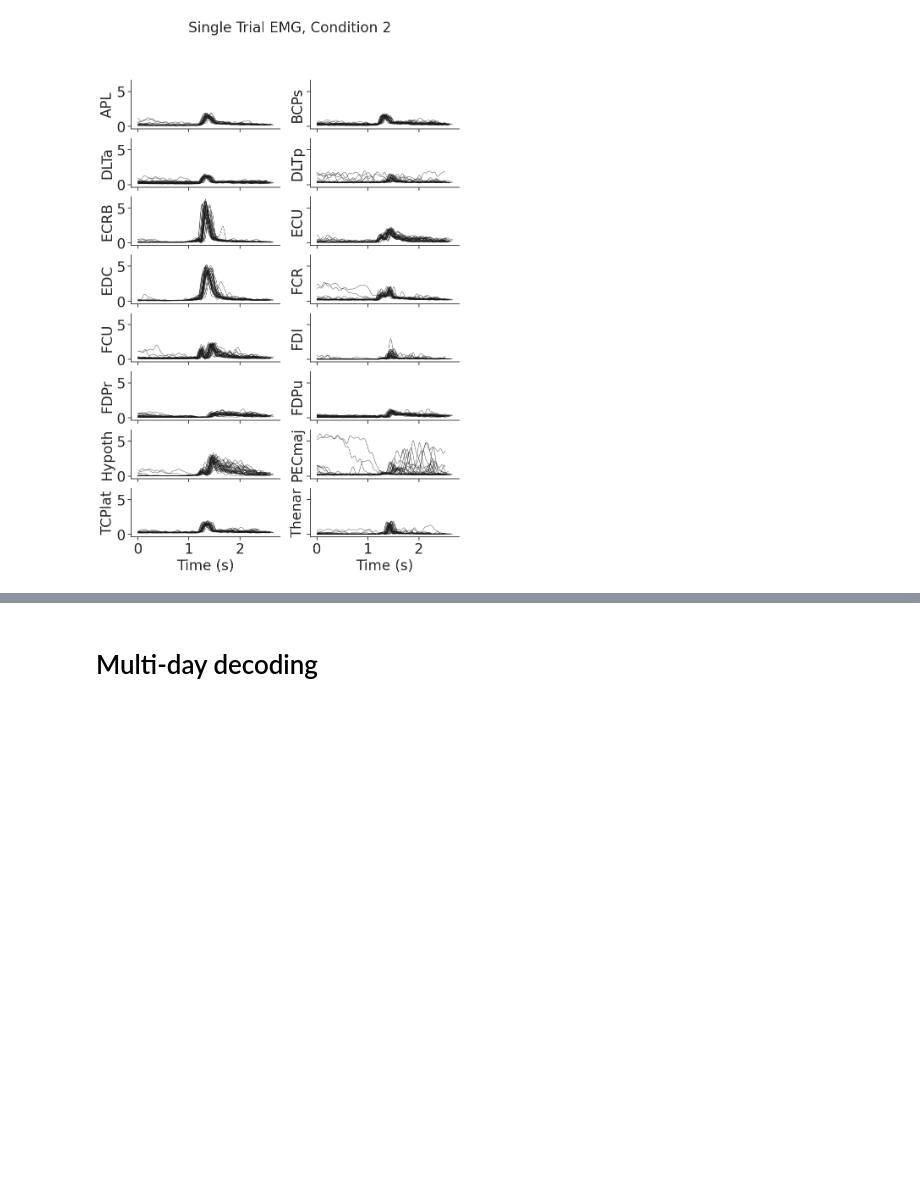
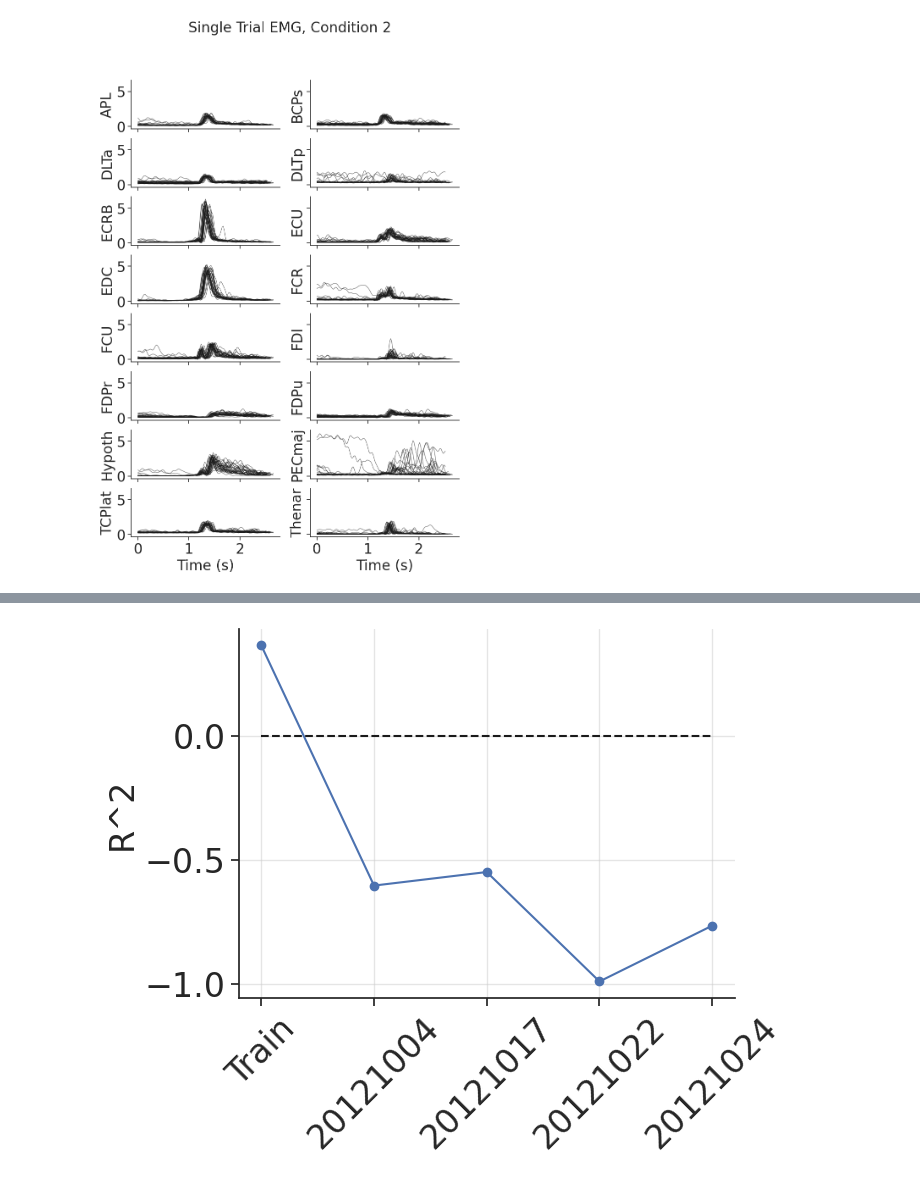
Before and after one commit to snel-repo/falcon-challenge, a Jupyter notebook: data_demos/m1.ipynb, the cells around one changed output, grey strips where cells are left out. Saved outputs shown, nothing was run; the diff lists cells and outputs as text; code cells hidden in the pictures; blank space fills up the shorter version.

```diff
--- a/data_demos/m1.ipynb
+++ b/data_demos/m1.ipynb
@@ -259,0 +343,23 @@ NameError: name 'lengths' is not defined
+# %%
+# split into train and valid
+import random
+inds = np.arange(len(smoothed_spikes_trials)).tolist()
+train_inds = random.sample(inds, int(len(inds) * 0.8))
+valid_inds = list(set(inds) - set(train_inds))
+
+smoothed_spikes_train = [smoothed_spikes_trials[i] for i in train_inds]
+emg_train = [emg_trials[i] for i in train_inds]
+smoothed_spikes_valid = [smoothed_spikes_trials[i] for i in valid_inds]
+emg_valid = [emg_trials[i] for i in valid_inds]
+
+#%% train a decoder
+from sklearn.linear_model import Ridge
+
+# Create a decoder
+decoder = Ridge(alpha=1000.0)
+X = np.vstack(smoothed_spikes_train)
+y = np.vstack(emg_train)
+
+decoder.fit(X, y)
+calib_score = decoder.score(X, y)
+print('Calibration R^2:', calib_score)
@@ -353,2 +467,9 @@ plt.show()
-# %% [markdown]
-# Multi-day decoding
+# %%
+plt.figure()
+plt.plot(performance, marker='o')
+plt.xticks(range(5), ['Train'] + test_keys, rotation=45)
+plt.hlines(0, 0, 4, linestyles='dashed', color='k')
+plt.ylabel('R^2')
+plt.grid(alpha=0.5)
+# %% [output]
+[figure, added]
```
Also changed, not shown: parts of 17 cells of this notebook.
